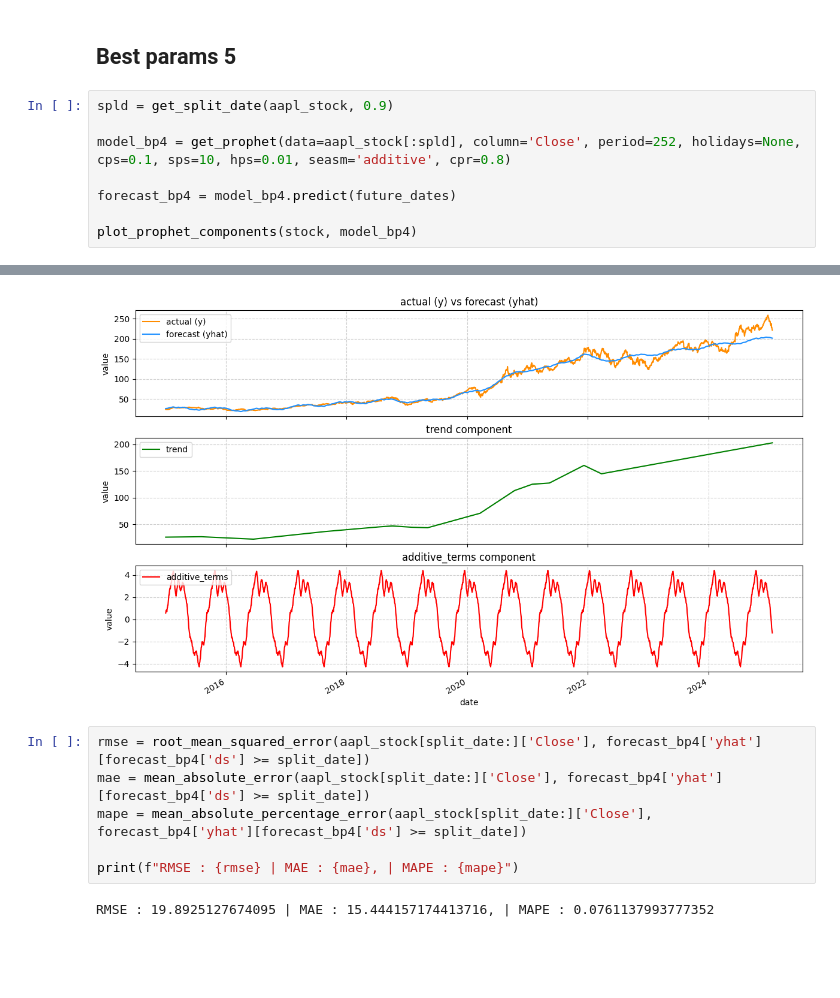
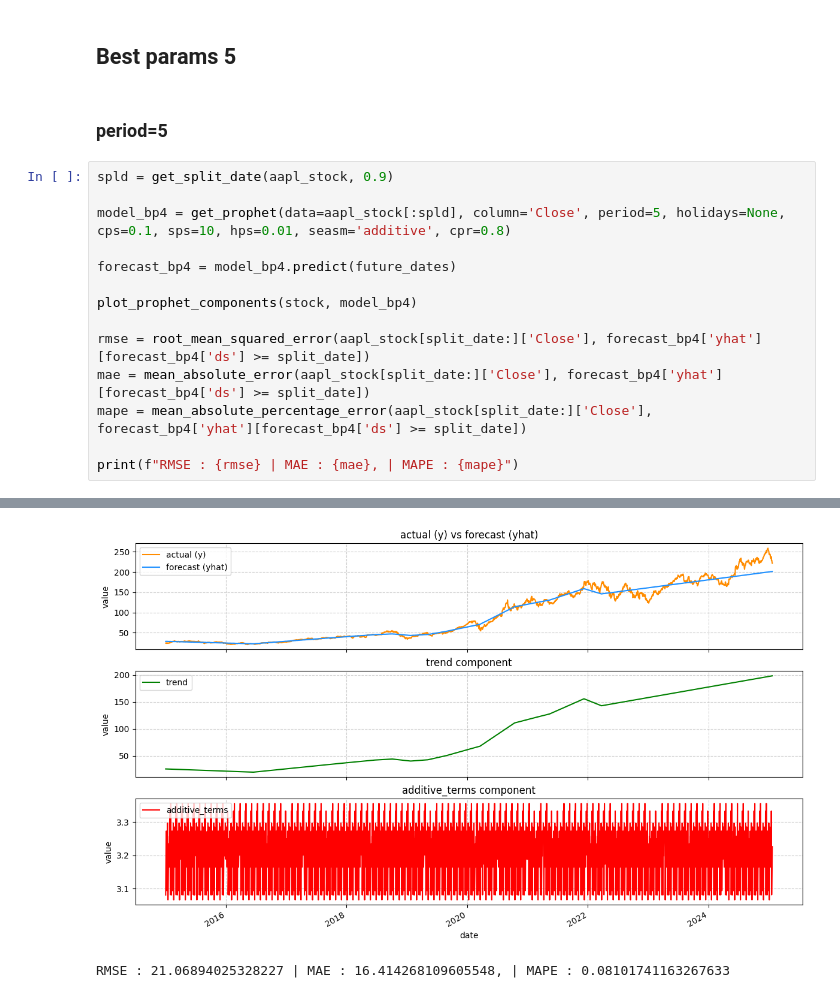
Before and after one commit to nismafaaa/clear-stocks-frontend, a Jupyter notebook: notebook/prophet_test.ipynb, the cells around one changed output, grey strips where cells are left out. Cells and saved outputs as stored; diff of their text form; blank space fills up the shorter version.

```diff
--- a/notebook/prophet_test.ipynb
+++ b/notebook/prophet_test.ipynb
@@ -636,12 +636,20 @@ forecast_bp4
 2528 rows × 19 columns
 # %% [markdown]
 ## Best params 5
+# %% [markdown]
+### period=5
 # %%
 spld = get_split_date(aapl_stock, 0.9)
 
-model_bp4 = get_prophet(data=aapl_stock[:spld], column='Close', period=252, holidays=None, cps=0.1, sps=10, hps=0.01, seasm='additive', cpr=0.8)
+model_bp4 = get_prophet(data=aapl_stock[:spld], column='Close', period=5, holidays=None, cps=0.1, sps=10, hps=0.01, seasm='additive', cpr=0.8)
 
 forecast_bp4 = model_bp4.predict(future_dates)
 
 plot_prophet_components(stock, model_bp4)
+
+rmse = root_mean_squared_error(aapl_stock[split_date:]['Close'], forecast_bp4['yhat'][forecast_bp4['ds'] >= split_date])
+mae = mean_absolute_error(aapl_stock[split_date:]['Close'], forecast_bp4['yhat'][forecast_bp4['ds'] >= split_date])
+mape = mean_absolute_percentage_error(aapl_stock[split_date:]['Close'], forecast_bp4['yhat'][forecast_bp4['ds'] >= split_date])
+
+print(f"RMSE : {rmse} | MAE : {mae}, | MAPE : {mape}")
 # %% [output]
@@ -650,9 +658,2 @@ plot_prophet_components(stock, model_bp4)
-[figure, old version]
+[figure, new version]
+RMSE : 21.06894025328227 | MAE : 16.414268109605548, | MAPE : 0.08101741163267633
-# %%
-rmse = root_mean_squared_error(aapl_stock[split_date:]['Close'], forecast_bp4['yhat'][forecast_bp4['ds'] >= split_date])
-mae = mean_absolute_error(aapl_stock[split_date:]['Close'], forecast_bp4['yhat'][forecast_bp4['ds'] >= split_date])
-mape = mean_absolute_percentage_error(aapl_stock[split_date:]['Close'], forecast_bp4['yhat'][forecast_bp4['ds'] >= split_date])
-
-print(f"RMSE : {rmse} | MAE : {mae}, | MAPE : {mape}")
-# %% [output]
-RMSE : 19.8925127674095 | MAE : 15.444157174413716, | MAPE : 0.0761137993777352
```
Also changed, not shown: parts of 9 cells of this notebook.
